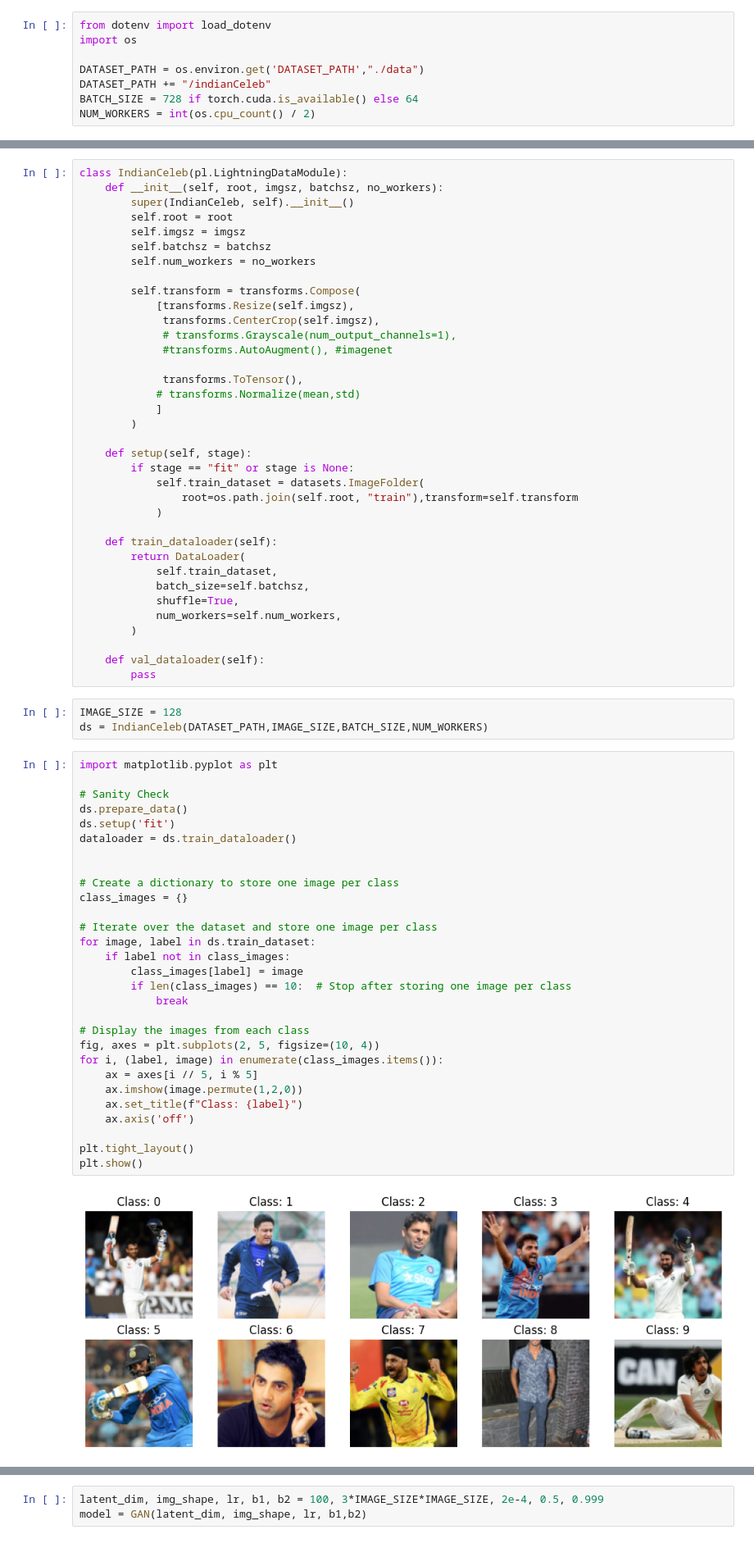
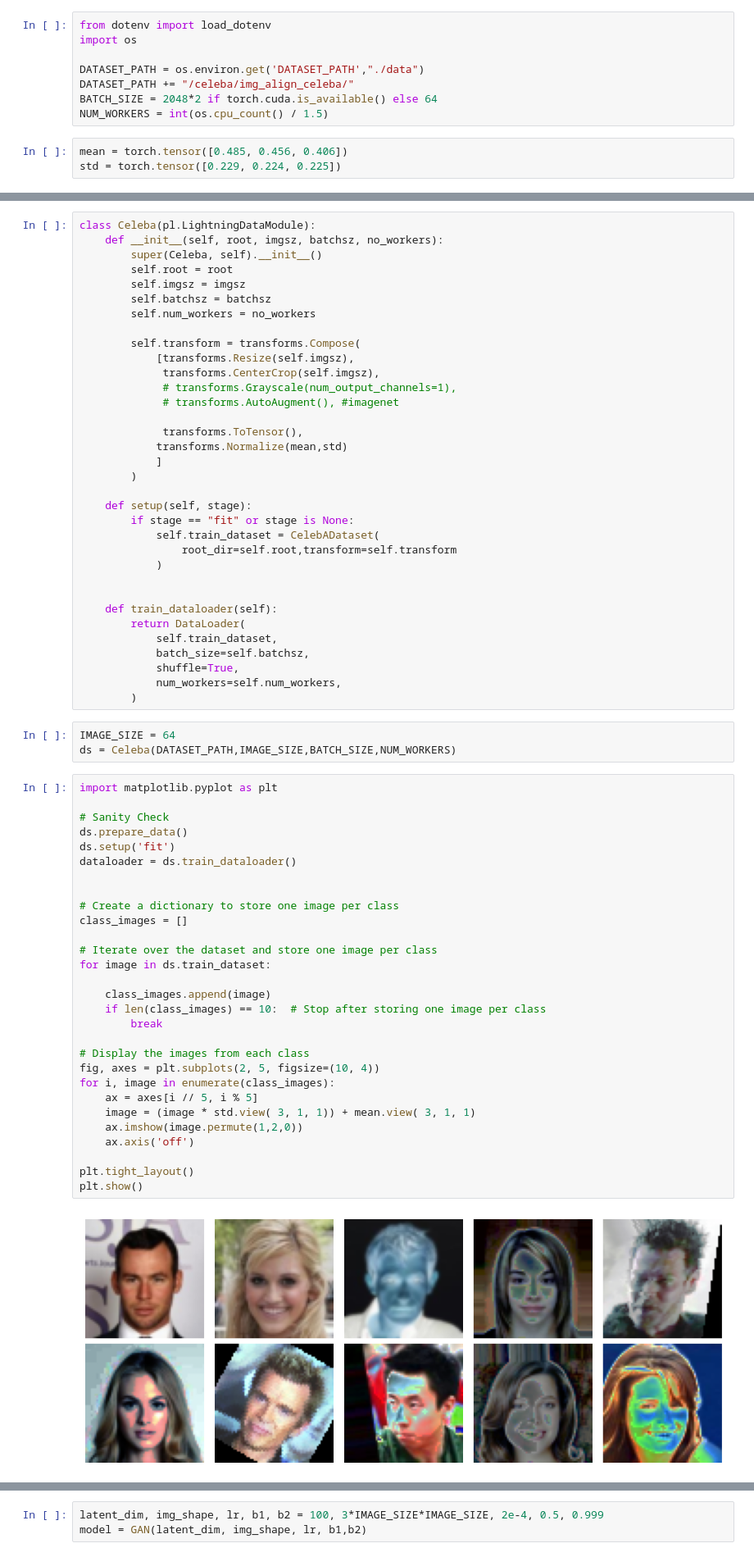
Before and after one commit to Jha-Pranav/Vision, a Jupyter notebook: GANs/basic_gan_CalebA.ipynb, the cells around one changed output, grey strips where cells are left out. Shown: that part at 82% size. Cells and saved outputs as stored; diff of their text form.

```diff
--- a/GANs/basic_gan_CalebA.ipynb
+++ b/GANs/basic_gan_CalebA.ipynb
@@ -14,6 +15,9 @@ from dotenv import load_dotenv
 import os
 
 DATASET_PATH = os.environ.get('DATASET_PATH',"./data")
-DATASET_PATH += "/indianCeleb"
-BATCH_SIZE = 728 if torch.cuda.is_available() else 64
-NUM_WORKERS = int(os.cpu_count() / 2)
+DATASET_PATH += "/celeba/img_align_celeba/"
+BATCH_SIZE = 2048*2 if torch.cuda.is_available() else 64
+NUM_WORKERS = int(os.cpu_count() / 1.5)
+# %%
+mean = torch.tensor([0.485, 0.456, 0.406])
+std = torch.tensor([0.229, 0.224, 0.225])
@@ -20,7 +52,7 @@ NUM_WORKERS = int(os.cpu_count() / 2)
 # %%
-class IndianCeleb(pl.LightningDataModule):
+class Celeba(pl.LightningDataModule):
     def __init__(self, root, imgsz, batchsz, no_workers):
-        super(IndianCeleb, self).__init__()
+        super(Celeba, self).__init__()
         self.root = root
         self.imgsz = imgsz
         self.batchsz = batchsz
@@ -30,18 +62,19 @@ class IndianCeleb(pl.LightningDataModule):
             [transforms.Resize(self.imgsz),
              transforms.CenterCrop(self.imgsz),
              # transforms.Grayscale(num_output_channels=1),
-             #transforms.AutoAugment(), #imagenet
+             # transforms.AutoAugment(), #imagenet
 
              transforms.ToTensor(),
-            # transforms.Normalize(mean,std)
+            transforms.Normalize(mean,std)
             ]
         )
 
     def setup(self, stage):
         if stage == "fit" or stage is None:
-            self.train_dataset = datasets.ImageFolder(
-                root=os.path.join(self.root, "train"),transform=self.transform
+            self.train_dataset = CelebADataset(
+                root_dir=self.root,transform=self.transform
             )
+
 
     def train_dataloader(self):
         return DataLoader(
@@ -50,43 +83,40 @@ class IndianCeleb(pl.LightningDataModule):
             shuffle=True,
             num_workers=self.num_workers,
         )
-
-    def val_dataloader(self):
-        pass
 # %%
-IMAGE_SIZE = 128
-ds = IndianCeleb(DATASET_PATH,IMAGE_SIZE,BATCH_SIZE,NUM_WORKERS)
+IMAGE_SIZE = 64
+ds = Celeba(DATASET_PATH,IMAGE_SIZE,BATCH_SIZE,NUM_WORKERS)
 # %%
 import matplotlib.pyplot as plt
 
 # Sanity Check
 ds.prepare_data()
 ds.setup('fit')
 dataloader = ds.train_dataloader()
 
 
 # Create a dictionary to store one image per class
-class_images = {}
+class_images = []
 
 # Iterate over the dataset and store one image per class
-for image, label in ds.train_dataset:
-    if label not in class_images:
-        class_images[label] = image
-        if len(class_images) == 10:  # Stop after storing one image per class
-            break
+for image in ds.train_dataset:
+
+    class_images.append(image)
+    if len(class_images) == 10:  # Stop after storing one image per class
+        break
 
 # Display the images from each class
 fig, axes = plt.subplots(2, 5, figsize=(10, 4))
-for i, (label, image) in enumerate(class_images.items()):
+for i, image in enumerate(class_images):
     ax = axes[i // 5, i % 5]
+    image = (image * std.view( 3, 1, 1)) + mean.view( 3, 1, 1)
     ax.imshow(image.permute(1,2,0))
-    ax.set_title(f"Class: {label}")
     ax.axis('off')
 
 plt.tight_layout()
 plt.show()
 # %% [output]
-[figure, old version]
+[figure, new version]
 # %%
 
 class Generator(nn.Module):
```
Also changed, not shown: parts of 4 cells of this notebook, 7 other files.
